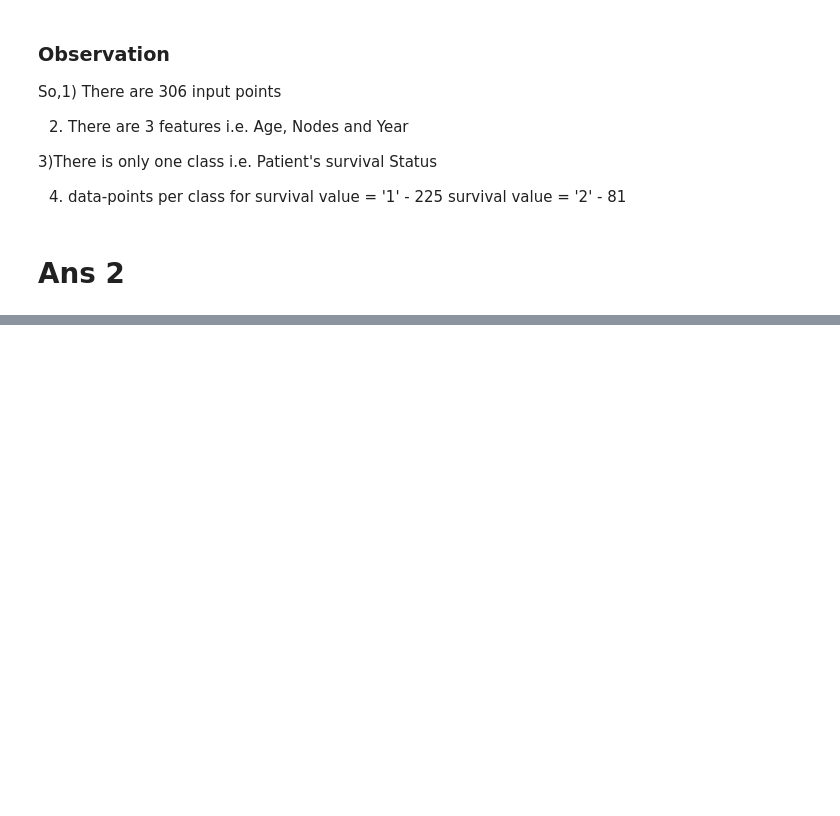
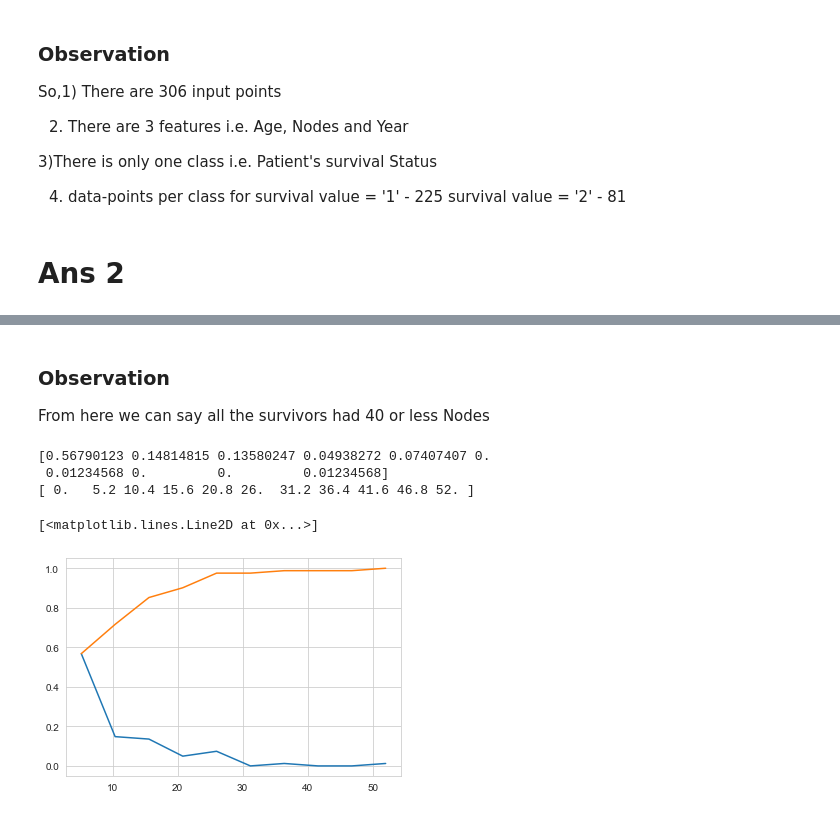
Before and after one commit to kevalpipalia/Applied-AI-Course, a Jupyter notebook: Assignment 1/haberman.ipynb, the cells around one changed output, grey strips where cells are left out. Drawn from its saved outputs; the diff is of its cells as text; code cells hidden in the pictures; blank space fills up the shorter version.

```diff
--- a/Assignment 1/haberman.ipynb
+++ b/Assignment 1/haberman.ipynb
@@ -41,0 +92,19 @@ So,1) There are 306 input points
+# %% [markdown]
+### Observation
+
+From here we can say all the survivors had 40 or less Nodes
+# %%
+haber_lost = haber.loc[haber['Status']==2]
+counts, bin_edges = np.histogram(haber_lost['Nodes'],bins = 10, density = True)
+pdf = counts/sum(counts)
+print(pdf)
+print(bin_edges)
+cdf = np.cumsum(pdf)
+plt.plot(bin_edges[1:],pdf)
+plt.plot(bin_edges[1:],cdf)
+# %% [output]
+[0.56790123 0.14814815 0.13580247 0.04938272 0.07407407 0.
+ 0.01234568 0.         0.         0.01234568]
+[ 0.   5.2 10.4 15.6 20.8 26.  31.2 36.4 41.6 46.8 52. ]
+[<matplotlib.lines.Line2D at 0x...>]
+[figure, added]
```
Also changed, not shown: parts of 17 cells of this notebook.
